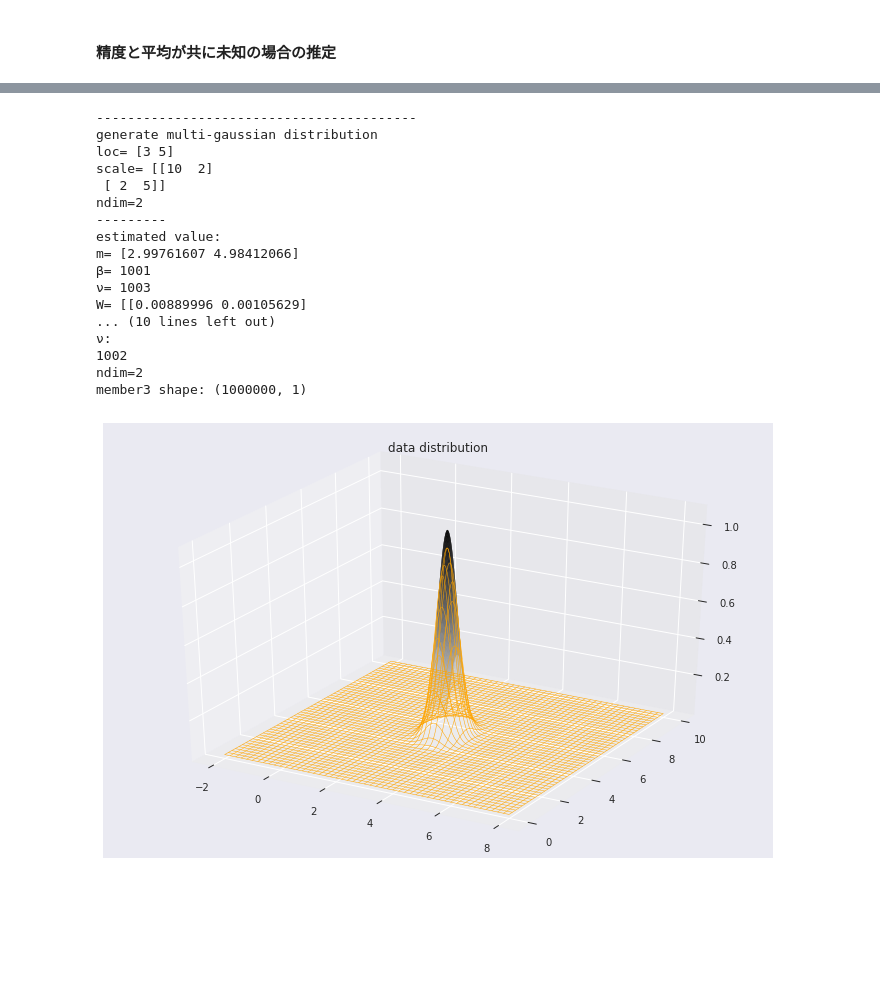
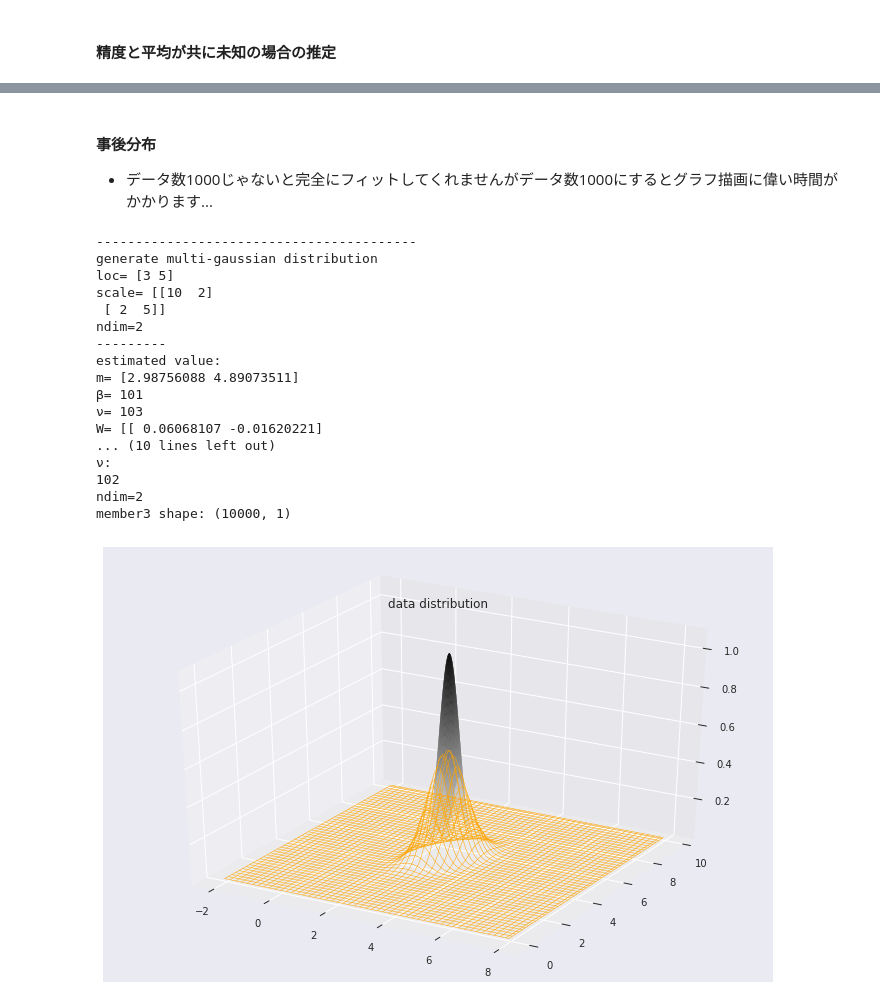
Before and after one commit to min9813/BayesianLearning, a Jupyter notebook: gaussian.ipynb, the cells around one changed output, grey strips where cells are left out. Saved outputs shown, nothing was run; the diff lists cells and outputs as text; code cells hidden in the pictures; blank space fills up the shorter version.

```diff
--- a/gaussian.ipynb
+++ b/gaussian.ipynb
@@ -1,6 +0,0 @@
-# %%
-a = np.array([[1,2,3,4],
-              [5,6,7,8]])
-b = a.T
-print(a.shape, b.shape)
-np.dot(a,b).shape
@@ -201,6 +192,8 @@ def draw_3d_distribution(data_size, parametors,
 
     else:
         ax.plot_wireframe(X1, X2, x_data.reshape(X1.shape), color=cmap,linewidth=0.5)
+        ax.set_title(title)
+
     if need_data:
         return ax, x_data
     else:
@@ -610,7 +602,7 @@ pre_sigma_w = np.array([[1,0],
 pre_mu_loc = np.array([0,0])
 pre_mu_beta = 1
 
-data_size = 1000
+data_size = 100
 D = 2
 
 ax = draw_3d_distribution(data_size,(real_mu, real_sigma_inv),
@@ -625,9 +617,10 @@ est_data_nu = 1-D+pre_sigma_nu
 est_data_lam = (pre_data_nu)*pre_mu_beta/(1+pre_mu_beta)*pre_sigma_w
 
 
-ax=draw_3d_distribution(data_size, (est_data_mu, est_data_lam, est_data_nu), ax=ax,cmap="blue",distribution="student")
-
-x_data = np.random.multivariate_normal(mean=real_mu, cov=np.linalg.inv(real_sigma_inv), size=data_size)
+draw_3d_distribution(data_size, (est_data_mu, est_data_lam, est_data_nu),
+                        ax=ax,cmap="blue",
+                        distribution="student",
+                        title="pre-estimated distribution")
 # %% [output]
 -----------------------------------------
 generate multi-gaussian distribution
@@ -650,22 +644,14 @@ member3 shape: (1000000, 1)
+# %% [markdown]
+#### 事後分布
+- データ数1000じゃないと完全にフィットしてくれませんがデータ数1000にするとグラフ描画に偉い時間がかかります...
 # %%
-real_mu = np.array([3,5])
-real_sigma_inv = np.array([[10,2],
-                       [2,5]])
-pre_sigma_nu = 3
-pre_sigma_w = np.array([[1,0],
-                        [0,1]])
-
-pre_mu_loc = np.array([0,0])
-pre_mu_beta = 1
-
-data_size = 1000
-D = 2
-
-ax = draw_3d_distribution(data_size,(real_mu, real_sigma_inv),
+ax=draw_3d_distribution(data_size,(real_mu, real_sigma_inv),
                           distribution="norm",
                           cmap="gist_gray_r",
                           seed=3,
                           need_data=False)
+
+x_data = np.random.multivariate_normal(mean=real_mu, cov=np.linalg.inv(real_sigma_inv), size=data_size)
 # x_data.shape=(data_size,D)
 
 # 平均のパラメーター更新
@@ -677,37 +663,37 @@ est_sigma_nu = data_size + pre_sigma_nu
 _m1 = np.dot(x_data.T,x_data)
 _m2 = pre_mu_beta*np.dot(pre_mu_loc.reshape(D,-1),pre_mu_loc.reshape(-1,D))
 _m3 = -est_mu_beta*np.dot(est_mu_loc.reshape(D,-1),est_mu_loc.reshape(-1,D))
 est_sigma_w = np.linalg.inv(_m1+_m2+_m3+np.linalg.inv(pre_sigma_w))
 
 print("---------")
 print("estimated value:")
 print("m=",est_mu_loc)
 print("β=",est_mu_beta)
 print("ν=",est_sigma_nu)
 print("W=",est_sigma_w)
 print("|W|=",np.linalg.det(est_sigma_w))
 
 est_data_mu = est_mu_loc
 est_data_nu = 1-D+est_sigma_nu
 est_data_lam = (est_data_nu)*est_mu_beta*est_sigma_w/(1+est_mu_beta)
 print(np.linalg.det(est_data_lam))
 ax=draw_3d_distribution(data_size, (est_data_mu, est_data_lam, est_data_nu), ax=ax,cmap="orange",distribution="student")
 # %% [output]
 -----------------------------------------
 generate multi-gaussian distribution
 loc= [3 5]
 scale= [[10  2]
  [ 2  5]]
 ndim=2
 ---------
 estimated value:
-m= [2.99761607 4.98412066]
-β= 1001
-ν= 1003
-W= [[0.00889996 0.00105629]
+m= [2.98756088 4.89073511]
+β= 101
+ν= 103
+W= [[ 0.06068107 -0.01620221]
 ... (10 lines left out)
 ν:
-1002
+102
 ndim=2
-member3 shape: (1000000, 1)
+member3 shape: (10000, 1)
-[figure, old version]
+[figure, new version]
```
Also changed, not shown: parts of 20 cells of this notebook.
